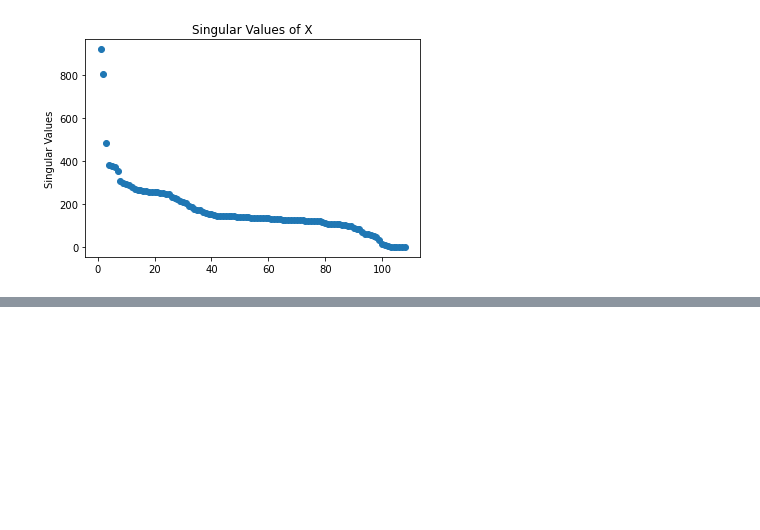
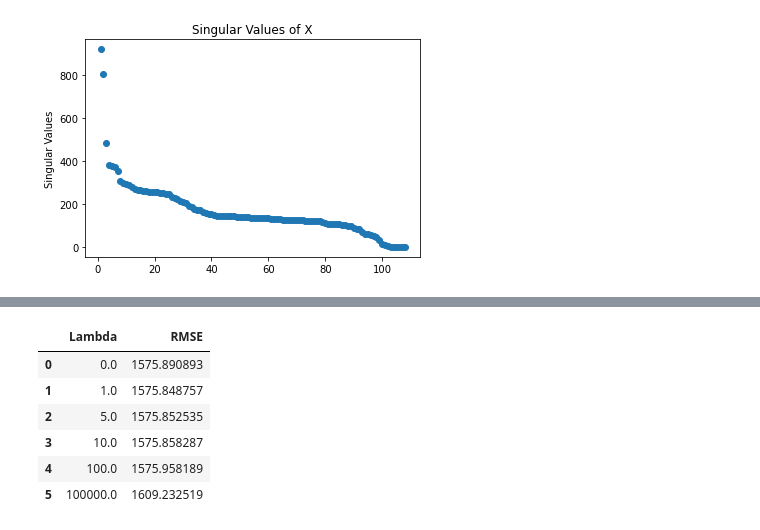
Before and after one commit to FeldmanMike/ml-chicago-311, a Jupyter notebook: notebooks/train_models.ipynb, the cells around one changed output, grey strips where cells are left out. Cells and saved outputs as stored; diff of their text form; code cells hidden in the pictures; blank space fills up the shorter version.

```diff
--- a/notebooks/train_models.ipynb
+++ b/notebooks/train_models.ipynb
@@ -72,0 +122,12 @@ plt.show()
+# %%
+lambdas = [0, 1, 5, 10, 100, 100000]
+results_ridge = np.zeros((len(lambdas), 2))
+
+for i, lamb in enumerate(lambdas):
+    results_ridge[i, 0] = lamb
+    weights = estimate_weights_using_svd(v_t.T, np.diag(s), u.T, train_targ,
+                                         lamb=lamb, model='ridge')
+    results_ridge[i, 1] = root_mean_squared_error(val_targ, val_feat @ weights)
+
+results_ridge_df = pd.DataFrame(data = results_ridge,
+                                columns = ['Lambda', 'RMSE'])
@@ -73,3 +146,13 @@ plt.show()
+# %%
+results_ridge_df
+# %% [output]
+|  | Lambda | RMSE |
+| 0 | 0.0 | 1575.890893 |
+| 1 | 1.0 | 1575.848757 |
+| 2 | 5.0 | 1575.852535 |
+| 3 | 10.0 | 1575.858287 |
+| 4 | 100.0 | 1575.958189 |
+| 5 | 100000.0 | 1609.232519 |
 # %%
 # reg = LinearRegression().fit(train_feat, train_targ)
 # %%
```
Also changed, not shown: parts of 19 cells of this notebook.
